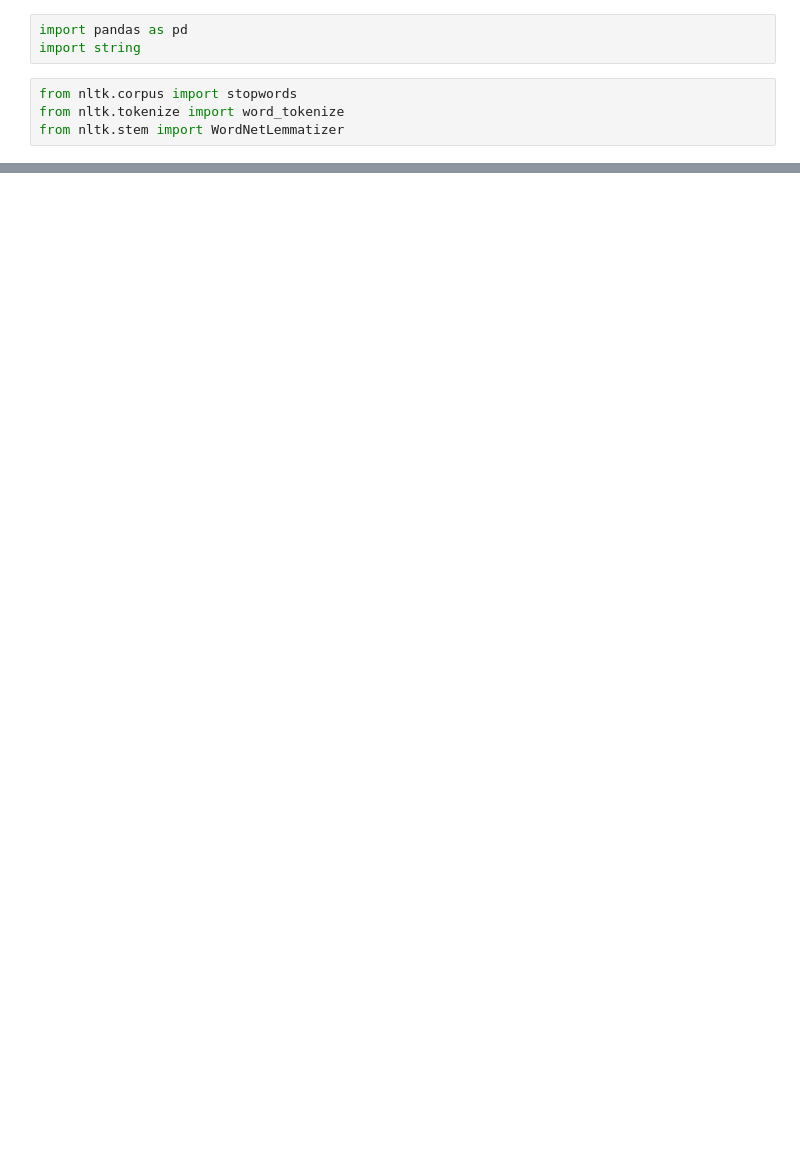
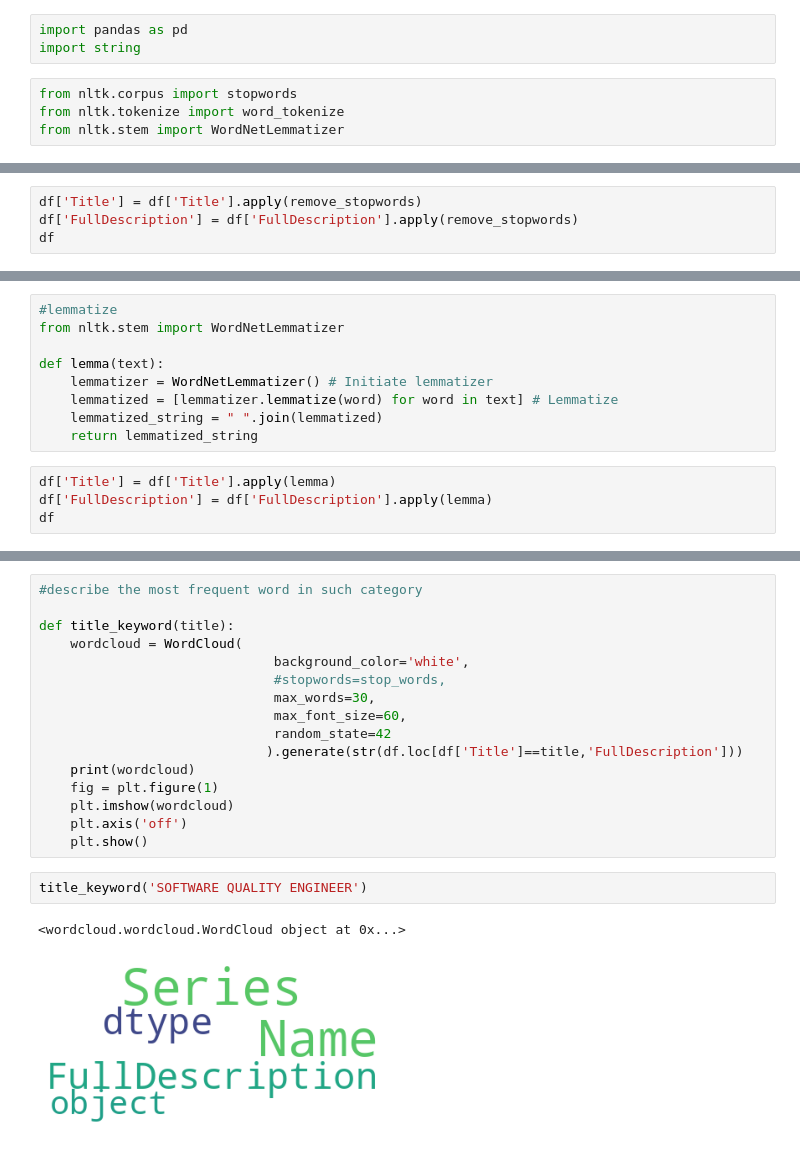
Before and after one commit to NickSzczerb/hooked-on-recruiting, a Jupyter notebook: yan_preprocess/Preprocessing.ipynb, the cells around one changed output, grey strips where cells are left out. Drawn from its saved outputs; the diff is of its cells as text; blank space fills up the shorter version.

```diff
--- a/yan_preprocess/Preprocessing.ipynb
+++ b/yan_preprocess/Preprocessing.ipynb
@@ -275,0 +200,4 @@ cv_nb['test_score'].mean()
+# %%
+df['Title'] = df['Title'].apply(remove_stopwords)
+df['FullDescription'] = df['FullDescription'].apply(remove_stopwords)
+df
@@ -275,0 +228,13 @@ cv_nb['test_score'].mean()
+# %%
+#lemmatize
+from nltk.stem import WordNetLemmatizer
+
+def lemma(text):
+    lemmatizer = WordNetLemmatizer() # Initiate lemmatizer
+    lemmatized = [lemmatizer.lemmatize(word) for word in text] # Lemmatize
+    lemmatized_string = " ".join(lemmatized)
+    return lemmatized_string
+# %%
+df['Title'] = df['Title'].apply(lemma)
+df['FullDescription'] = df['FullDescription'].apply(lemma)
+df
@@ -275,0 +355,21 @@ cv_nb['test_score'].mean()
+# %%
+#describe the most frequent word in such category
+
+def title_keyword(title):
+    wordcloud = WordCloud(
+                              background_color='white',
+                              #stopwords=stop_words,
+                              max_words=30,
+                              max_font_size=60,
+                              random_state=42
+                             ).generate(str(df.loc[df['Title']==title,'FullDescription']))
+    print(wordcloud)
+    fig = plt.figure(1)
+    plt.imshow(wordcloud)
+    plt.axis('off')
+    plt.show()
+# %%
+title_keyword('SOFTWARE QUALITY ENGINEER')
+# %% [output]
+<wordcloud.wordcloud.WordCloud object at 0x...>
+[figure, added]
```
Also changed, not shown: parts of 47 cells of this notebook.
